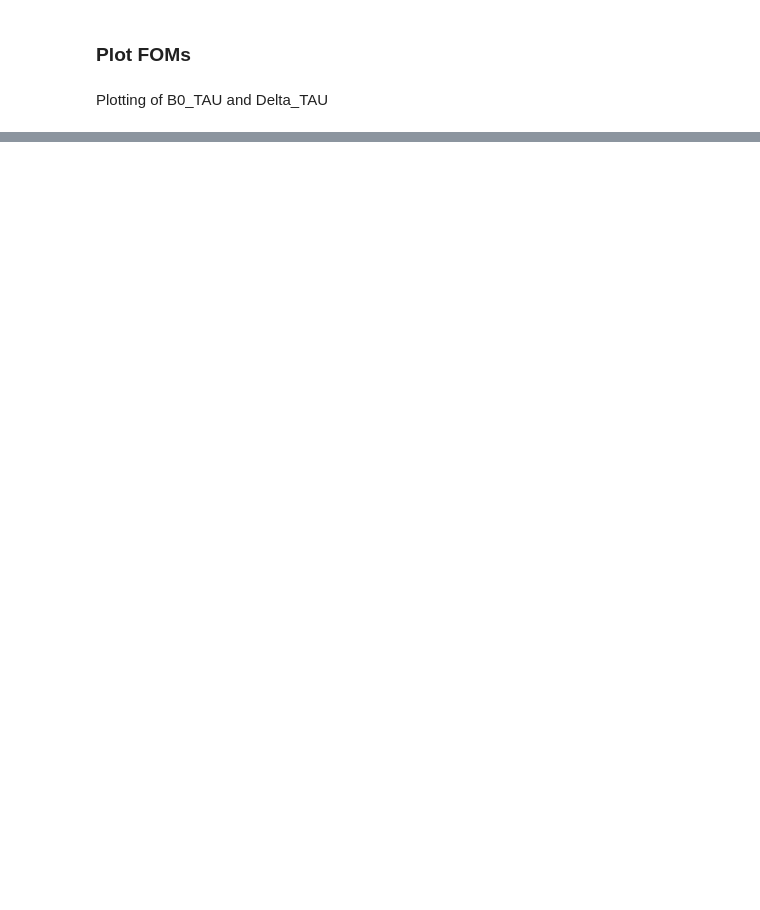
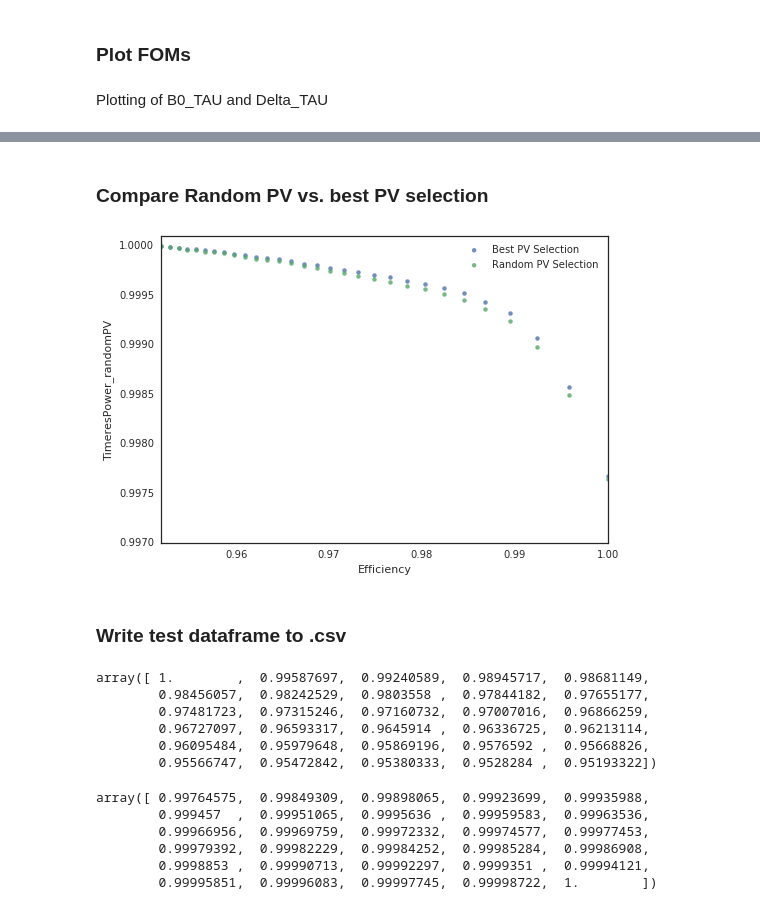
Before and after one commit to chasenberg/Masterthesis, a Jupyter notebook: notebooks/decaytime_studies/wrong_pv/Bd2JpsiKs_scandilution_randomsel_mc.ipynb, the cells around one changed output, grey strips where cells are left out. Cells and saved outputs as stored; diff of their text form; code cells hidden in the pictures; blank space fills up the shorter version.

```diff
--- a/notebooks/decaytime_studies/wrong_pv/Bd2JpsiKs_scandilution_randomsel_mc.ipynb
+++ b/notebooks/decaytime_studies/wrong_pv/Bd2JpsiKs_scandilution_randomsel_mc.ipynb
@@ -460,0 +529,13 @@ axes[0,0].set_xlim(0.99,1.05)
+# %% [markdown]
+### Compare Random PV vs. best PV selection
+# %%
+plot_2 = sns.regplot(x='Efficiency', y='TimeresPower_bestPV',data=test, fit_reg=False,label='Best PV Selection')
+plot_1 = sns.regplot(x='Efficiency', y='TimeresPower_randomPV',data=test, fit_reg=False,label='Random PV Selection')
+plot_1.legend(loc="best")
+plot_1.set(xlim=(test['Efficiency'].min(), test['Efficiency'].max()))
+plot_1.set(ylim=(0.997,1.0001))
+plt.savefig("/home/chasenberg/plots/wrong_pv/timeres_random_vs_bestpv.pdf")
+# %% [output]
+[figure, added]
+# %% [markdown]
+### Write test dataframe to .csv
@@ -461,3 +544,21 @@ axes[0,0].set_xlim(0.99,1.05)
+# %%
+ys['Efficiency']
+# %% [output]
+array([ 1.        ,  0.99587697,  0.99240589,  0.98945717,  0.98681149,
+        0.98456057,  0.98242529,  0.9803558 ,  0.97844182,  0.97655177,
+        0.97481723,  0.97315246,  0.97160732,  0.97007016,  0.96866259,
+        0.96727097,  0.96593317,  0.9645914 ,  0.96336725,  0.96213114,
+        0.96095484,  0.95979648,  0.95869196,  0.9576592 ,  0.95668826,
+        0.95566747,  0.95472842,  0.95380333,  0.9528284 ,  0.95193322])
+# %%
+ys['TimeresPower_randomPV']
+# %% [output]
+array([ 0.99764575,  0.99849309,  0.99898065,  0.99923699,  0.99935988,
+        0.999457  ,  0.99951065,  0.9995636 ,  0.99959583,  0.99963536,
+        0.99966956,  0.99969759,  0.99972332,  0.99974577,  0.99977453,
+        0.99979392,  0.99982229,  0.99984252,  0.99985284,  0.99986908,
+        0.9998853 ,  0.99990713,  0.99992297,  0.9999351 ,  0.99994121,
+        0.99995851,  0.99996083,  0.99997745,  0.99998722,  1.        ])
 # %%
 a = test['Efficiency']
 plt.plot(cuts,a)
```
Also changed, not shown: parts of 16 cells of this notebook.
